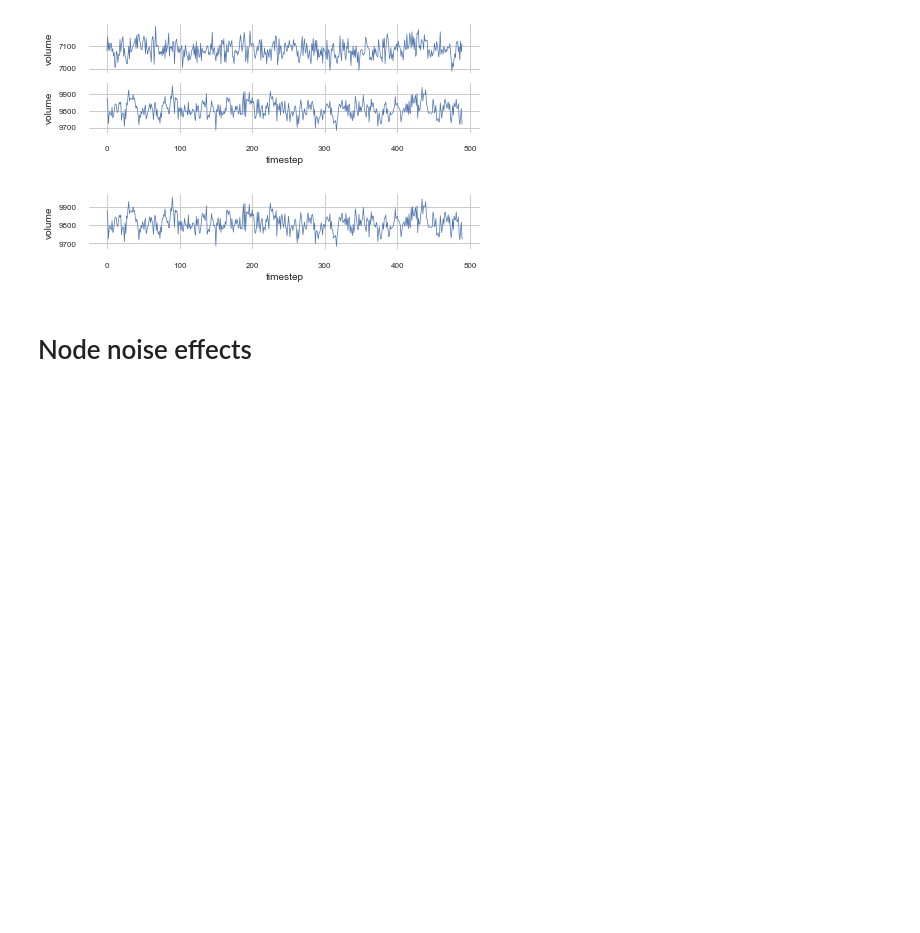
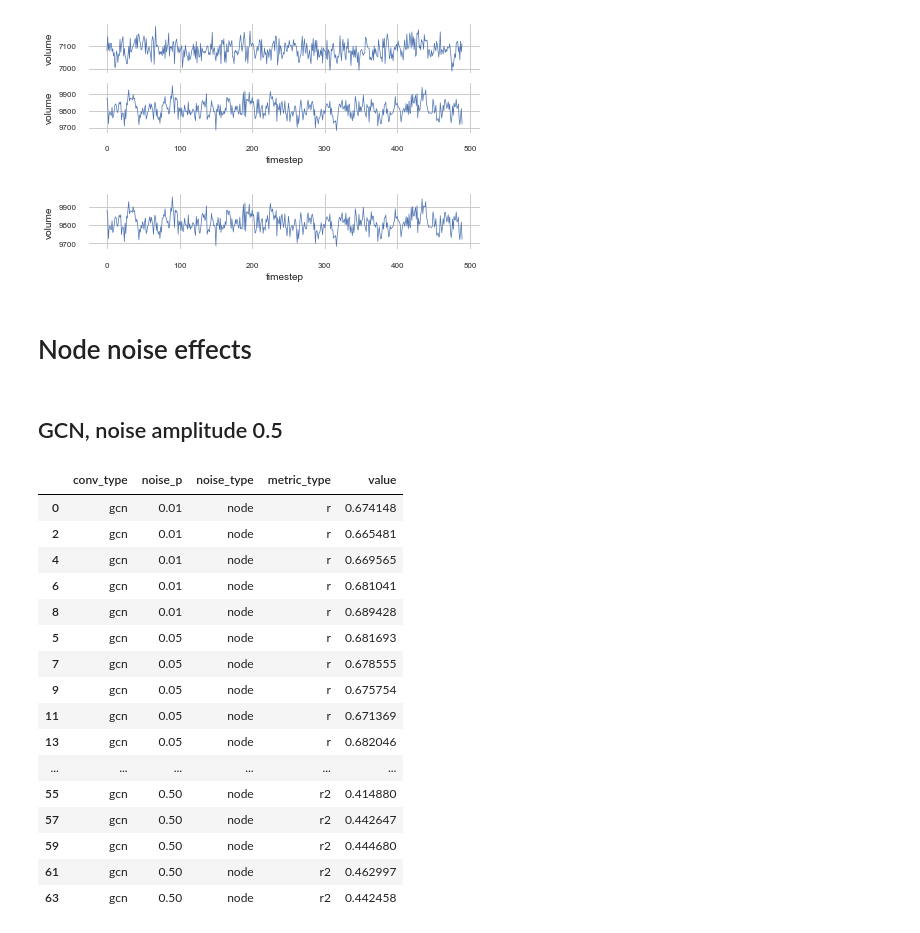
Before and after one commit to kamilest/brain-age-gnn, a Jupyter notebook: notebooks/model_selection.ipynb, the cells around one changed output. Saved outputs shown, nothing was run; the diff lists cells and outputs as text; code cells hidden in the pictures; blank space fills up the shorter version.

```diff
--- a/notebooks/model_selection.ipynb
+++ b/notebooks/model_selection.ipynb
@@ -301,6 +321,8 @@ plt.savefig('figs/fmri.pdf',  bbox_inches='tight', pad_inches=0.1)
 [figure]
 # %% [markdown]
 # Node noise effects
+# %% [markdown]
+## GCN, noise amplitude 0.5
 # %%
 noise001_r = [0.6741480500739082, 0.66548128966463,0.6695648539274321, 0.6810407362780827, 0.6894284076402859]
 noise005_r = [0.6816926117525088, 0.6785551137236334, 0.6757543067756466, 0.6713687633034614, 0.6820459833801276]
@@ -318,0 +470,20 @@ noise05_r2 = [0.41487994258170846, 0.4426467611617443,0.44467978222032734, 0.462
+# %%
+df_noise
+# %% [output]
+|  | conv_type | noise_p | noise_type | metric_type | value |
+| 0 | gcn | 0.01 | node | r | 0.674148 |
+| 2 | gcn | 0.01 | node | r | 0.665481 |
+| 4 | gcn | 0.01 | node | r | 0.669565 |
+| 6 | gcn | 0.01 | node | r | 0.681041 |
+| 8 | gcn | 0.01 | node | r | 0.689428 |
+| 5 | gcn | 0.05 | node | r | 0.681693 |
+| 7 | gcn | 0.05 | node | r | 0.678555 |
+| 9 | gcn | 0.05 | node | r | 0.675754 |
+| 11 | gcn | 0.05 | node | r | 0.671369 |
+| 13 | gcn | 0.05 | node | r | 0.682046 |
+| ... | ... | ... | ... | ... | ... |
+| 55 | gcn | 0.50 | node | r2 | 0.414880 |
+| 57 | gcn | 0.50 | node | r2 | 0.442647 |
+| 59 | gcn | 0.50 | node | r2 | 0.444680 |
+| 61 | gcn | 0.50 | node | r2 | 0.462997 |
+| 63 | gcn | 0.50 | node | r2 | 0.442458 |
```
Also changed, not shown: parts of 6 cells of this notebook.
